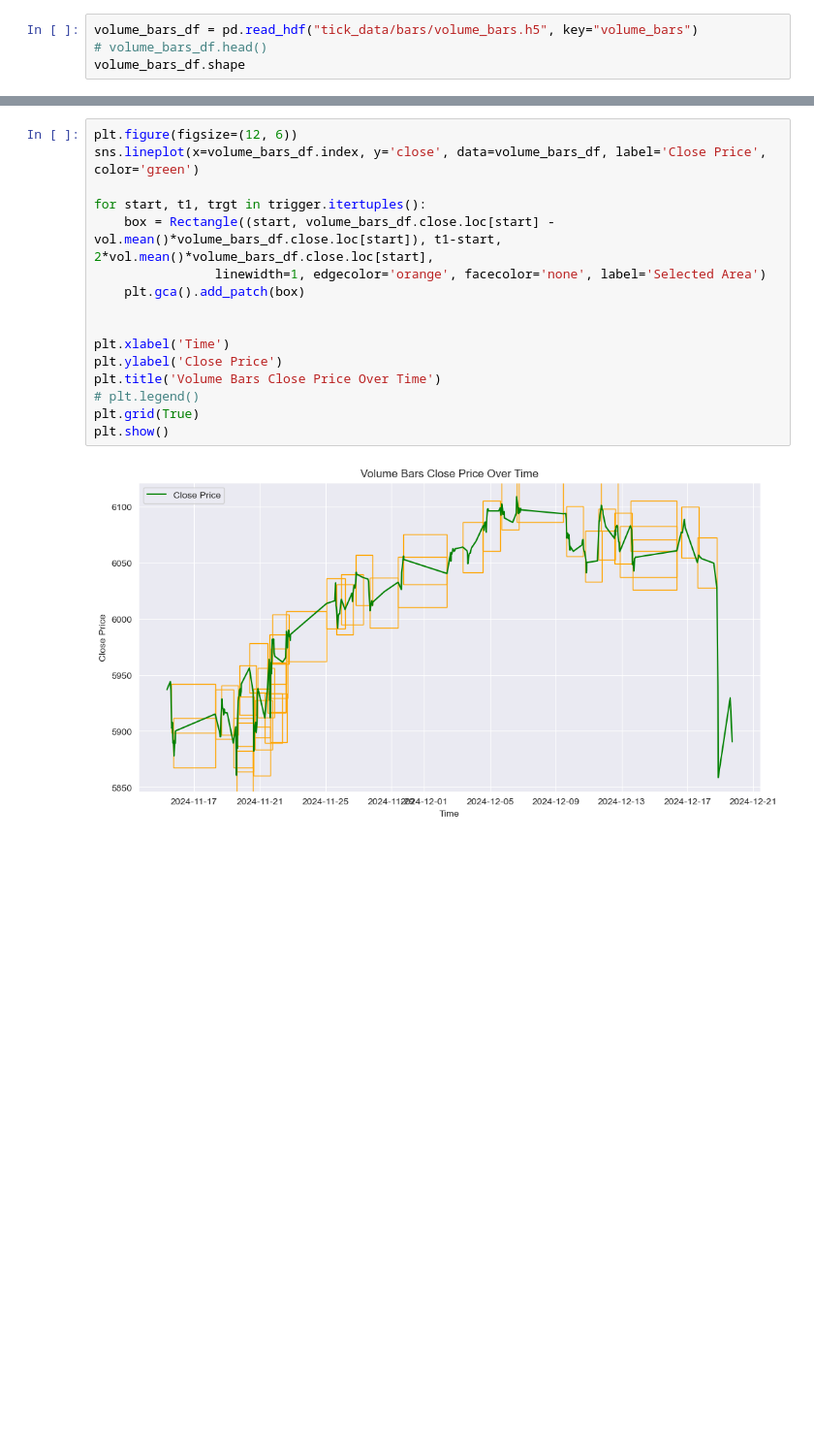
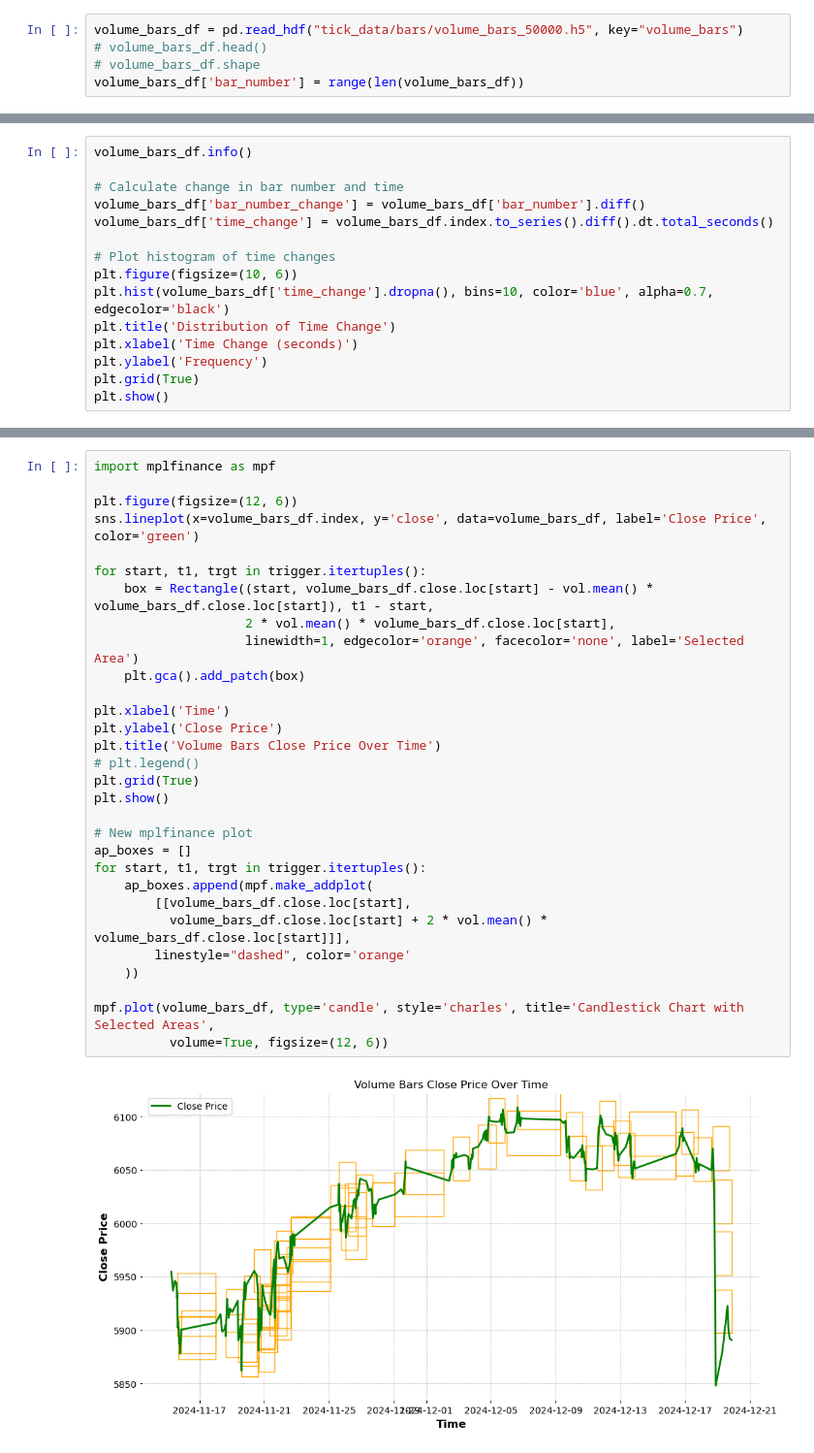
Before and after one commit to slothkins/AFML, a Jupyter notebook: AFML me.ipynb, the cells around one changed output, grey strips where cells are left out. Shown at 97% size. Drawn from its saved outputs; the diff is of its cells as text; blank space fills up the shorter version.

```diff
--- a/AFML me.ipynb
+++ b/AFML me.ipynb
@@ -20,4 +14,5 @@ Pandas 2.2.3
 # %%
-volume_bars_df = pd.read_hdf("tick_data/bars/volume_bars.h5", key="volume_bars")
+volume_bars_df = pd.read_hdf("tick_data/bars/volume_bars_50000.h5", key="volume_bars")
 # volume_bars_df.head()
-volume_bars_df.shape
+# volume_bars_df.shape
+volume_bars_df['bar_number'] = range(len(volume_bars_df))
@@ -49,0 +40,15 @@ t1=my_afml.getVb(volume_bars_df.close,es_cusum_events)
+# %%
+volume_bars_df.info()
+
+# Calculate change in bar number and time
+volume_bars_df['bar_number_change'] = volume_bars_df['bar_number'].diff()
+volume_bars_df['time_change'] = volume_bars_df.index.to_series().diff().dt.total_seconds()
+
+# Plot histogram of time changes
+plt.figure(figsize=(10, 6))
+plt.hist(volume_bars_df['time_change'].dropna(), bins=10, color='blue', alpha=0.7, edgecolor='black')
+plt.title('Distribution of Time Change')
+plt.xlabel('Time Change (seconds)')
+plt.ylabel('Frequency')
+plt.grid(True)
+plt.show()
@@ -61,18 +82,32 @@ Running processJobs_
 # %%
+import mplfinance as mpf
+
 plt.figure(figsize=(12, 6))
 sns.lineplot(x=volume_bars_df.index, y='close', data=volume_bars_df, label='Close Price', color='green')
 
 for start, t1, trgt in trigger.itertuples():
-    box = Rectangle((start, volume_bars_df.close.loc[start] - vol.mean()*volume_bars_df.close.loc[start]), t1-start, 2*vol.mean()*volume_bars_df.close.loc[start],
-                linewidth=1, edgecolor='orange', facecolor='none', label='Selected Area')
+    box = Rectangle((start, volume_bars_df.close.loc[start] - vol.mean() * volume_bars_df.close.loc[start]), t1 - start,
+                    2 * vol.mean() * volume_bars_df.close.loc[start],
+                    linewidth=1, edgecolor='orange', facecolor='none', label='Selected Area')
     plt.gca().add_patch(box)
-
 
 plt.xlabel('Time')
 plt.ylabel('Close Price')
 plt.title('Volume Bars Close Price Over Time')
 # plt.legend()
 plt.grid(True)
 plt.show()
+
+# New mplfinance plot
+ap_boxes = []
+for start, t1, trgt in trigger.itertuples():
+    ap_boxes.append(mpf.make_addplot(
+        [[volume_bars_df.close.loc[start],
+          volume_bars_df.close.loc[start] + 2 * vol.mean() * volume_bars_df.close.loc[start]]],
+        linestyle="dashed", color='orange'
+    ))
+
+mpf.plot(volume_bars_df, type='candle', style='charles', title='Candlestick Chart with Selected Areas',
+          volume=True, figsize=(12, 6))
 # %% [output]
-[figure, old version]
+[figure, new version]
```
Also changed, not shown: parts of 26 cells of this notebook, 2 other files.
